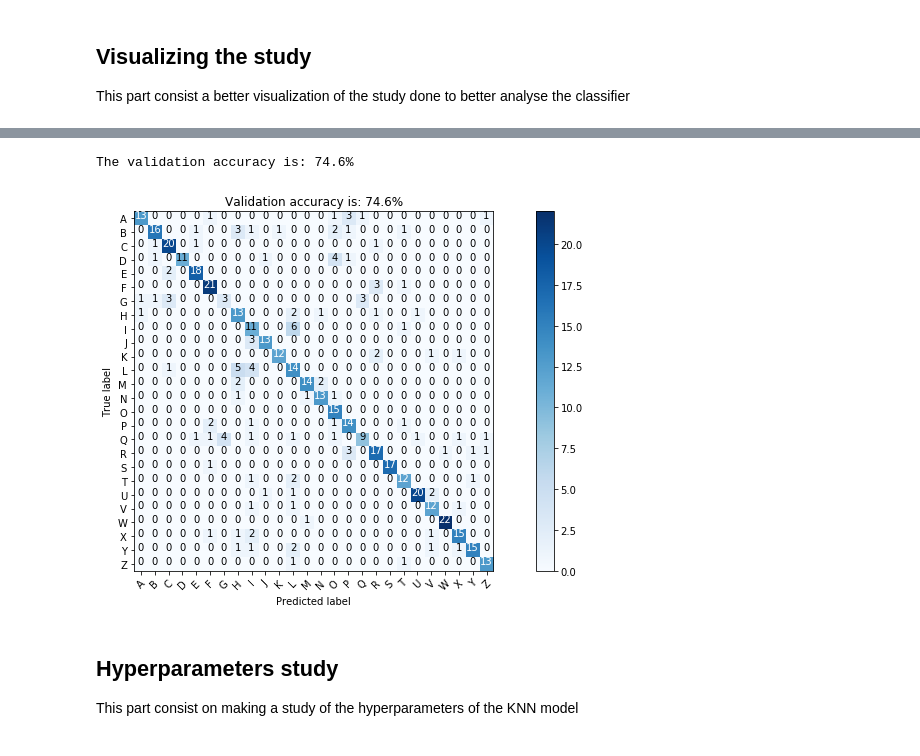
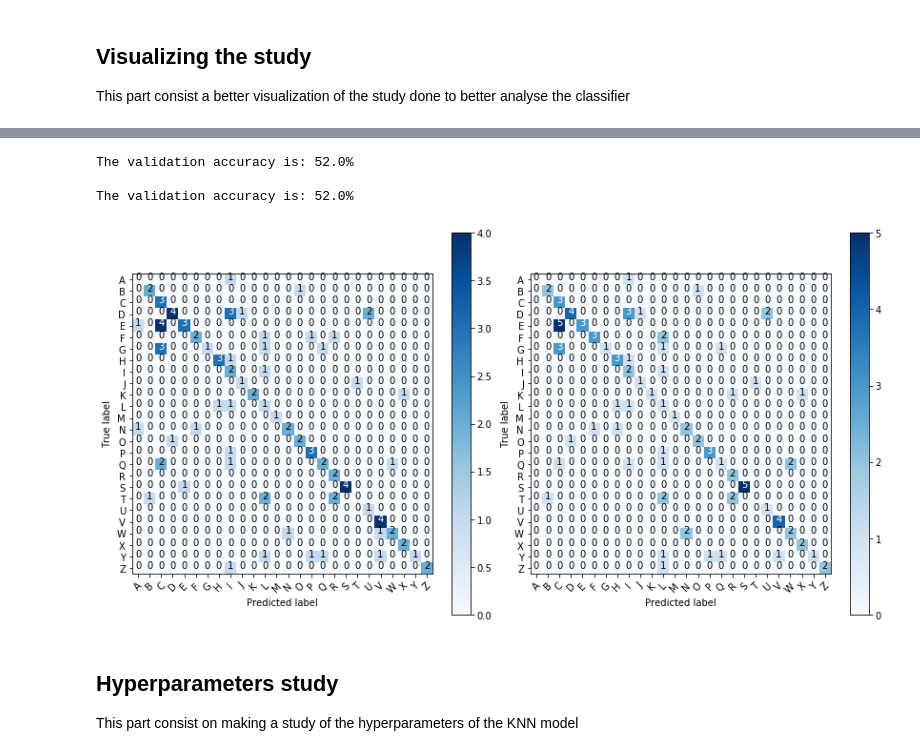
Before and after one commit to fabiomorooka/Letter-Identification, a Jupyter notebook: created_knn/main.ipynb, the cells around one changed output, grey strips where cells are left out. Saved outputs shown, nothing was run; the diff lists cells and outputs as text; code cells hidden in the pictures.

```diff
--- a/created_knn/main.ipynb
+++ b/created_knn/main.ipynb
@@ -72,8 +72,8 @@ Validation dataset has: 12300 letters
 # N = number of letters used in the train dataset
 # M = number of letters used in the validation dataset
 
-N = 5000
-M = 500
+N = 1000
+M = 100
 train_x = img_train[:N]
 train_y = label_train[:N]
 validation_x = img_validation[:M]
@@ -96,10 +114,8 @@ Wall time: 19min 6s
 # %%
-%%time
+def knn_validation(num_neighbors, norm):
+    print("Using " + str(num_neighbors) + " neighbors")
+    print("Using the " + norm + " norm\n")
+    predicted = knn.k_nearest_neighbors(train_array[:N], validation_array[:M], num_neighbors, norm)
 
-def knn_validation():
-    predicted = knn.k_nearest_neighbors(train_array[:N], validation_array[:M], 5)
-
-    print("The validation accuracy is: " + str(round((accuracy_score(validation_y[:M], predicted) * 100), 3)) + "%")
+    print("The validation accuracy is: " + str(round((accuracy_score(validation_y[:M], predicted) * 100), 3)) + "%\n")
     return predicted
-
-predicted_validation = knn_validation()
@@ -109,0 +122,4 @@ Wall time: 19min 17s
+# %%
+%%time
+
+predicted_validation_l2 = knn_validation(5, 'l2')
@@ -109,0 +134,4 @@ Wall time: 19min 17s
+# %%
+%%time
+
+predicted_validation_l1 = knn_validation(5, 'l1')
@@ -154,14 +201,26 @@ The train accuracy is: 82.0%
 # %%
 plt.figure(figsize=(12,6))
-#plt.subplot(122)
-plt.title("Validation accuracy is: " + str(round((accuracy_score(validation_y[:M], predicted_validation) * 100), 3)) + "%")
-plot_confusion_matrix(validation_x, validation_y, predicted_validation)
-print("The validation accuracy is: " + str(round((accuracy_score(validation_y[:M], predicted_validation) * 100), 3)) + "%")
+plt.title('Validation Confusion Matrix')
+
+plt.subplot(121)
+#plt.title("Validation accuracy is: " + str(round((accuracy_score(validation_y[:M], predicted_validation) * 100), 3)) + "%")
+plot_confusion_matrix(validation_x, validation_y, predicted_validation_l2)
+print("The validation accuracy is: " + str(round((accuracy_score(validation_y[:M], predicted_validation_l2) * 100), 3)) + "%\n")
+
+plt.subplot(122)
+#plt.title("Validation accuracy is: " + str(round((accuracy_score(validation_y[:M], predicted_validation) * 100), 3)) + "%")
+plot_confusion_matrix(validation_x, validation_y, predicted_validation_l1)
+print("The validation accuracy is: " + str(round((accuracy_score(validation_y[:M], predicted_validation_l1) * 100), 3)) + "%\n")
+
+
+
 plt.savefig("./Results/Validation")
 #plt.show()
 # %% [output]
-The validation accuracy is: 74.6%
+The validation accuracy is: 52.0%
+
+The validation accuracy is: 52.0%
-[figure, old version]
+[figure, new version]
 # %% [markdown]
 ## Hyperparameters study
 
```
Also changed, not shown: parts of 19 cells of this notebook, 5 other files.
